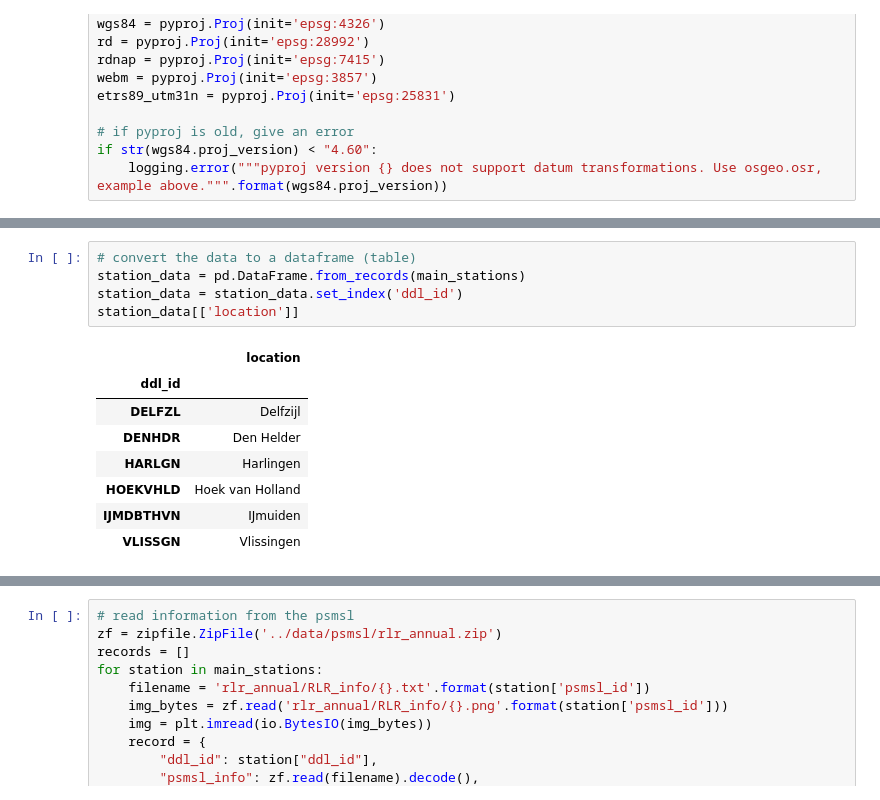
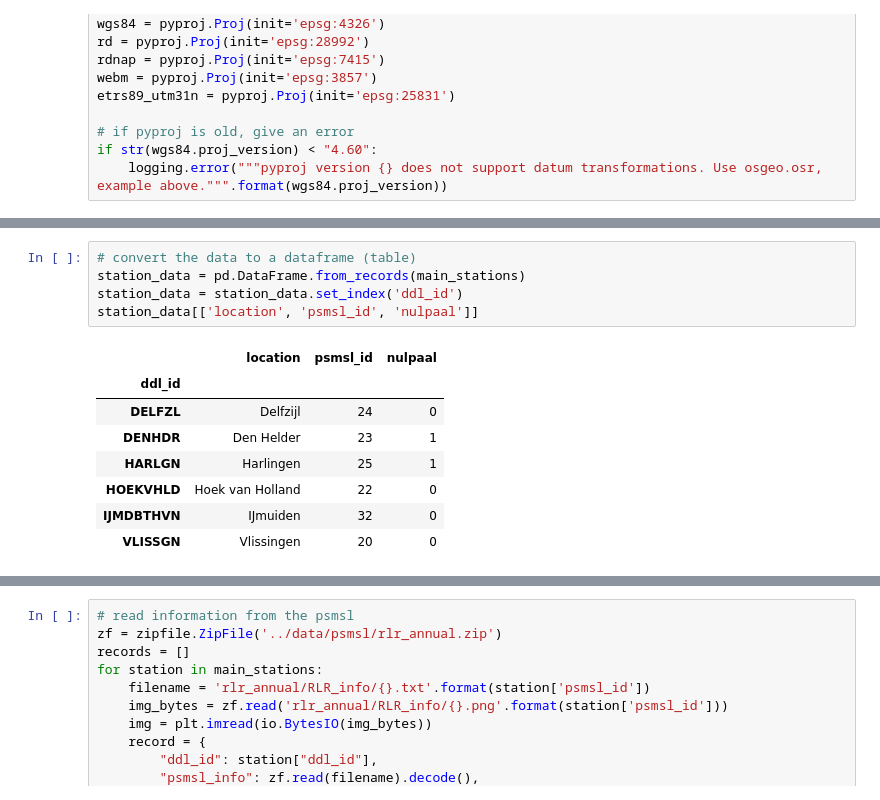
Before and after one commit to openearth/sealevel, a Jupyter notebook: notebooks/dutch-tide-gauges.ipynb, the cells around one changed output, grey strips where cells are left out. Cells and saved outputs as stored; diff of their text form.

```diff
--- a/notebooks/dutch-tide-gauges.ipynb
+++ b/notebooks/dutch-tide-gauges.ipynb
@@ -188,14 +211,14 @@ main_stations = [
 # %%
 # convert the data to a dataframe (table)
 station_data = pd.DataFrame.from_records(main_stations)
 station_data = station_data.set_index('ddl_id')
-station_data[['location']]
+station_data[['location', 'psmsl_id', 'nulpaal']]
 # %% [output]
-|  | location |
-| ddl_id |  |
-| DELFZL | Delfzijl |
-| DENHDR | Den Helder |
-| HARLGN | Harlingen |
-| HOEKVHLD | Hoek van Holland |
-| IJMDBTHVN | IJmuiden |
-| VLISSGN | Vlissingen |
+|  | location | psmsl_id | nulpaal |
+| ddl_id |  |  |  |
+| DELFZL | Delfzijl | 24 | 0 |
+| DENHDR | Den Helder | 23 | 1 |
+| HARLGN | Harlingen | 25 | 1 |
+| HOEKVHLD | Hoek van Holland | 22 | 0 |
+| IJMDBTHVN | IJmuiden | 32 | 0 |
+| VLISSGN | Vlissingen | 20 | 0 |
```
Also changed, not shown: parts of 30 cells of this notebook, 1 other file.
